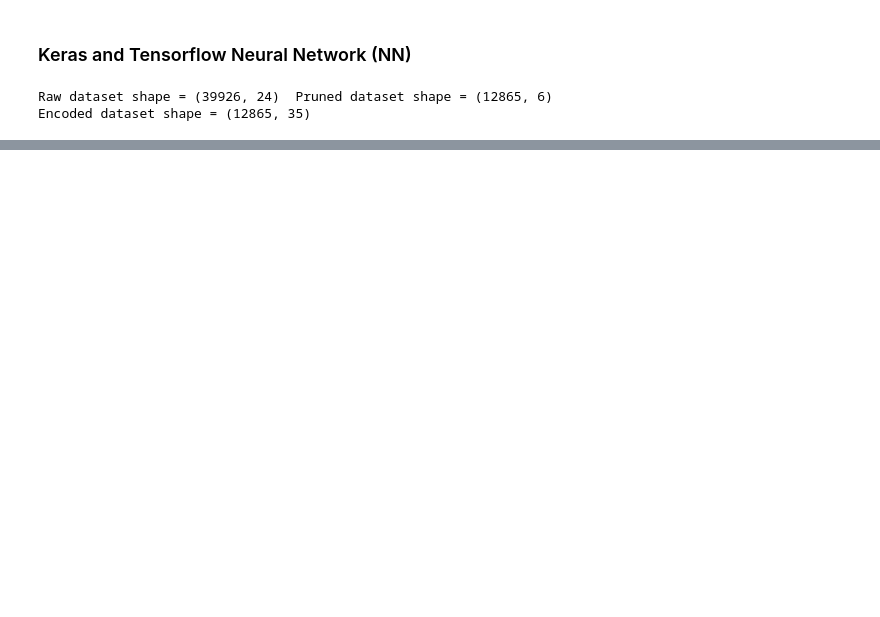
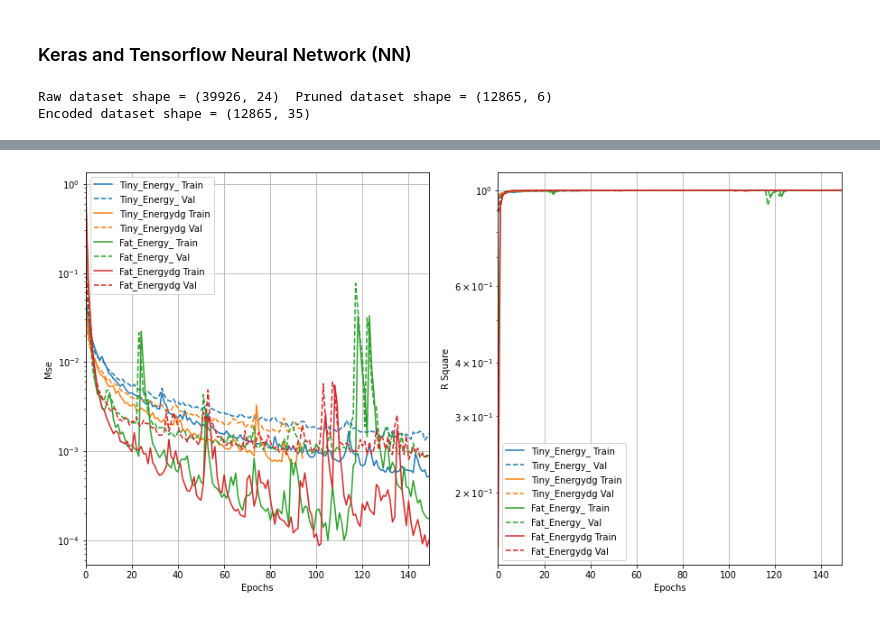
Before and after one commit to HaldiH/dm_project, a Jupyter notebook: keras.ipynb, the cells around one changed output, grey strips where cells are left out. Drawn from its saved outputs; the diff is of its cells as text; code cells hidden in the pictures; blank space fills up the shorter version.

```diff
--- a/keras.ipynb
+++ b/keras.ipynb
@@ -111,0 +232,15 @@ NameError: name 'tfdocs' is not defined
+# %%
+fat_model_Energy_.compile(
+    loss='mse',
+    optimizer=Adam(lr_schedule),
+    metrics=['mse', tfa.metrics.r_square.RSquare()]     # HUGO TODO : fine tune gradient hyperparameters via Optuna
+)
+
+fat_model_EnergyDG.compile(
+    loss='mse',
+    optimizer=Adam(lr_schedule),
+    metrics=['mse', tfa.metrics.r_square.RSquare()]     # HUGO TODO : fine tune gradient hyperparameters via Optuna
+)
+# %%
+adam_histories['fat_Energy_'] = fat_model_Energy_.fit(X_train, y_train[:, 0], epochs=150, batch_size=500, validation_data=(X_val, y_val[:, 0]))
+adam_histories['fat_EnergyDG'] = fat_model_EnergyDG.fit(X_train, y_train[:, 1], epochs=150, batch_size=500, validation_data=(X_val, y_val[:, 1]))
@@ -111,0 +265,13 @@ NameError: name 'tfdocs' is not defined
+# %%
+plt.figure(figsize=(15, 8))
+plt.subplot(1, 2, 1)
+plt.yscale("log")
+plotter = tfdocs.plots.HistoryPlotter(metric='mse')
+plotter.plot(adam_histories)
+
+plt.subplot(1, 2, 2)
+plt.yscale("log")
+plotter = tfdocs.plots.HistoryPlotter(metric='r_square')
+plotter.plot(adam_histories)
+# %% [output]
+[figure, added]
```
Also changed, not shown: parts of 19 cells of this notebook, 3 other files.
